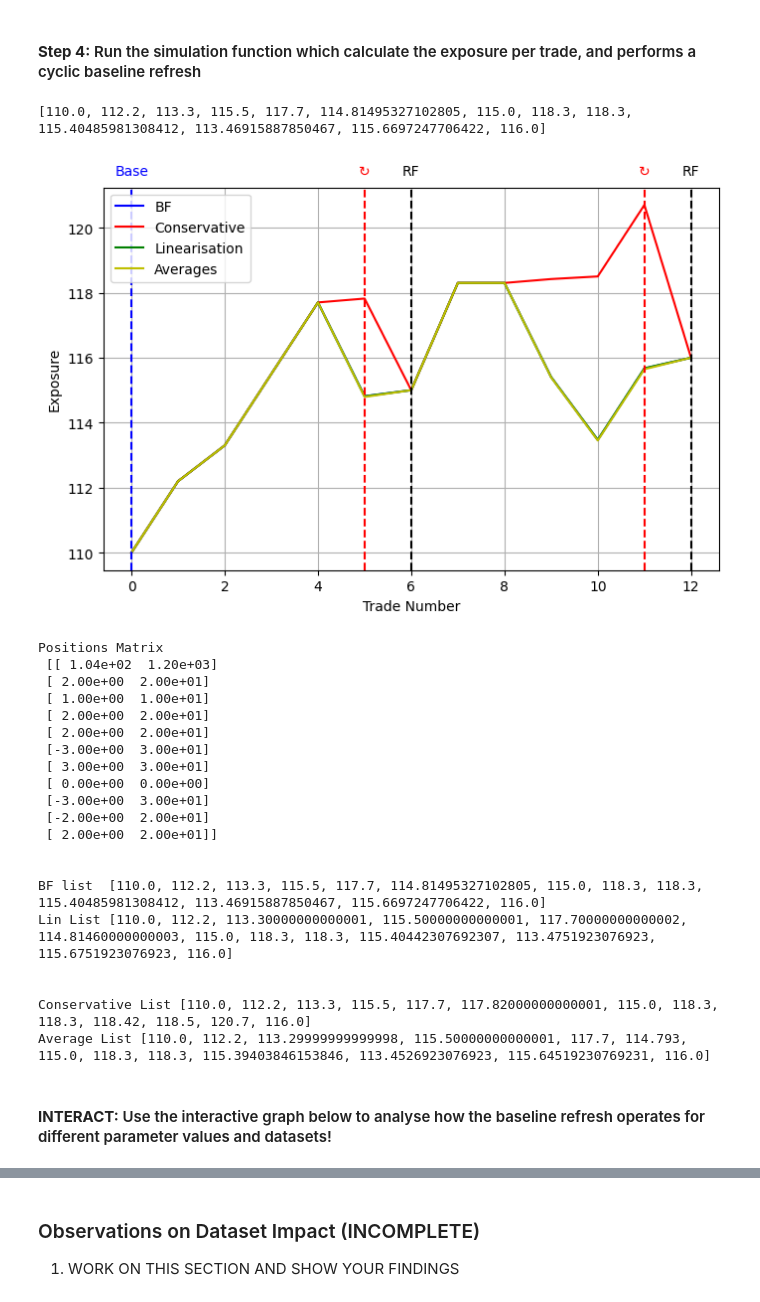
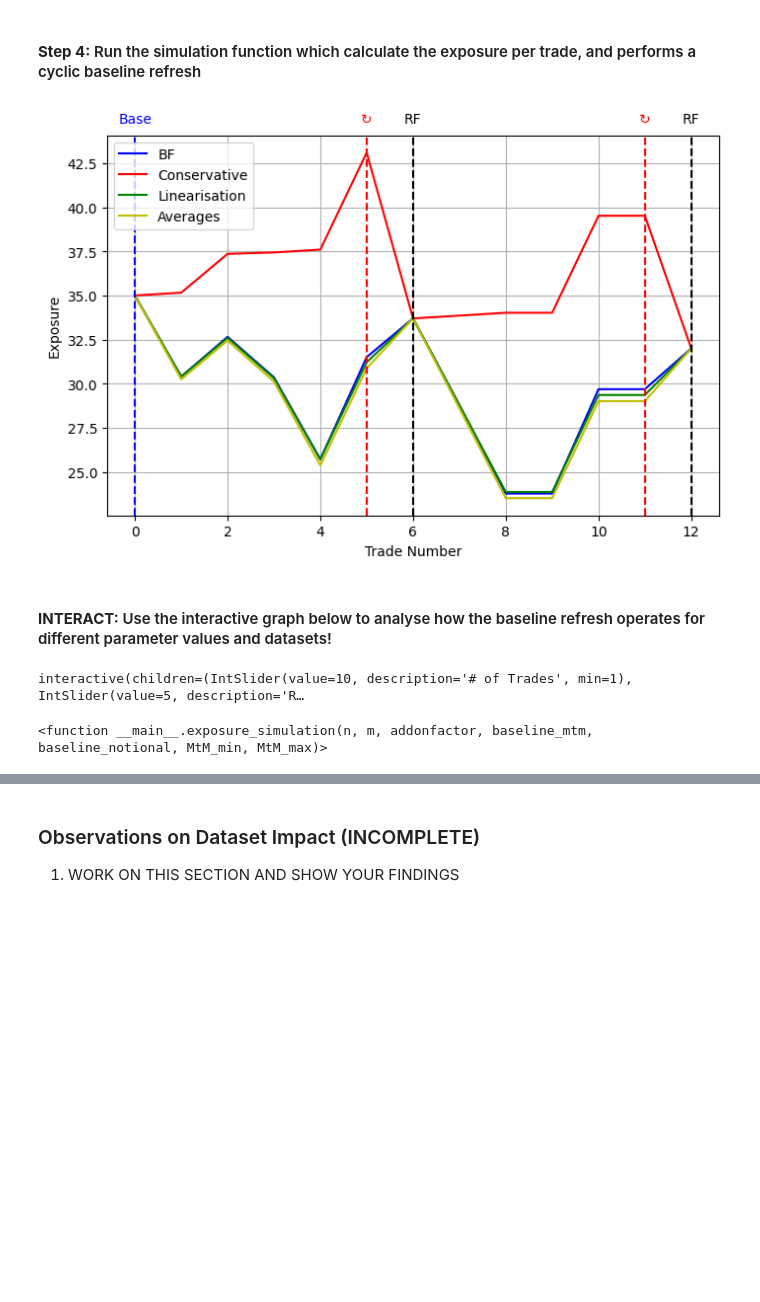
Before and after one commit to misty576/Git-Repository, a Jupyter notebook: JupyterNotebookVersionsofCode/BaselineRefreshNGR.ipynb, the cells around one changed output, grey strips where cells are left out. Drawn from its saved outputs; the diff is of its cells as text; code cells hidden in the pictures; blank space fills up the shorter version.

```diff
--- a/JupyterNotebookVersionsofCode/BaselineRefreshNGR.ipynb
+++ b/JupyterNotebookVersionsofCode/BaselineRefreshNGR.ipynb
@@ -149,14 +149,14 @@ def get_position_impacts_test(n=2):
 # %% [markdown]
 #### **Step 3:** Generate the dataset ( baseline + positions )
 # %%
-def get_position_impacts(n, baseline_mtm):
+def get_position_impacts(n, baseline_mtm, baseline_notional, MtM_min, MtM_max):
 
-    baseline_position = [baseline_mtm, 1000]
+    baseline_position = [baseline_mtm, baseline_notional]
     mtm_notional_matrix = np.zeros((n,2))
 
     for i in range(n):
 
-        mtm_notional_matrix[i,0] = random.randint(-3,3)
+        mtm_notional_matrix[i,0] = random.randint(MtM_min, MtM_max)
         mtm_notional_matrix[i,1] = abs(10*mtm_notional_matrix[i,0])
 
     positions = np.vstack([baseline_position, mtm_notional_matrix])
@@ -168,21 +168,26 @@ position_impacts_state = {"n": 0, "data": None}
 # This function is used purely for the interactive graph: We might want to maintain the
 # same dataset for a given "n" trades whilst changing the other parameters (eg. addonfactor) around.
 # This function allows us to do that.
-def update_position_impacts(n, baseline_mtm):
+def update_position_impacts(n, baseline_mtm, baseline_notional, MtM_min, MtM_max):
     global position_impacts_state
     if position_impacts_state["n"] != n:
         position_impacts_state["n"] = n
-        position_impacts_state["data"] = get_position_impacts(n, baseline_mtm)
+        position_impacts_state["data"] = get_position_impacts(n, baseline_mtm, baseline_notional, MtM_min, MtM_max)
+# %%
+def remove_decimal_places(my_list):
+    new_list = list(np.around(np.array(my_list), 6))
+    return new_list
 # %% [markdown]
 #### **Step 4:** Run the simulation function which calculate the exposure per trade, and performs a cyclic baseline refresh
 # %%
-def exposure_simulation(n,m, addonfactor, baseline_mtm):
+def exposure_simulation(n,m, addonfactor, baseline_mtm, baseline_notional, MtM_min, MtM_max):
 
     # Randomly generate our dataset
-    update_position_impacts(n, baseline_mtm)
-    positions = position_impacts_state["data"]
+    # update_position_impacts(n, baseline_mtm, baseline_notional, MtM_min, MtM_max)
+    # positions = position_impacts_state["data"]
 
-    # positions = get_position_impacts(n, baseline_mtm)
+    positions = get_position_impacts(n, baseline_mtm, baseline_notional, MtM_min, MtM_max)
+
     singleposition = False
 
     # Set up the following lists to store the exposures for each trade
@@ -213,7 +218,7 @@ def exposure_simulation(n,m, addonfactor, baseline_mtm):
             NGR_BF = PSR_NGR(cumulative_positions, addonfactor, singleposition)
             NGR_Lin = PSR_Linear(cumulative_positions, addonfactor)
             NGR_Cons = PSR_Conservative(cumulative_positions, addonfactor)
-            NGR_Avg = PSR_Average(cumulative_positions, addonfactor, j+1)
+            NGR_Avg = PSR_Average(cumulative_positions, addonfactor, m)
 
             # Append results to respective lists
             bf_list.append(NGR_BF)
@@ -235,11 +240,13 @@ def exposure_simulation(n,m, addonfactor, baseline_mtm):
         cons_list.append(PSR_NGR(np.array([positions[0,:]]), addonfactor, singleposition))
         avg_list.append(PSR_NGR(np.array([positions[0,:]]), addonfactor, singleposition))
 
-    print(bf_list)
+    #print(remove_decimal_places(bf_list))
 
     # POST-PROCESSING
     # Below we plot our results
     x = np.linspace(0, n+int(n/m), n+int(n/m)+1)
+
+
 
     if n % m == 0:
 
@@ -261,59 +268,54 @@ def exposure_simulation(n,m, addonfactor, baseline_mtm):
             vline_x2 = (i+1)*(m+1)-1
             ymin2, ymax2 = plt.ylim()
             plt.axvline(vline_x2, color='r', linestyle='--')
             plt.text(vline_x, ymax + (ymax - ymin)*0.025, 'RF', ha="center", va = "bottom", color="k")
             plt.text(vline_x2, ymax2 + (ymax2 - ymin2)*0.025, '↻', ha="center", va = "bottom", color="r")
 
         vline_start = 0
         ymin3, ymax3 = plt.ylim()
         plt.axvline(vline_start, color='b', linestyle='--')
         plt.text(vline_start, ymax3 + (ymax3 - ymin3)*0.025, 'Base', ha="center", va = "bottom", color="b")
 
         plt.legend()
         plt.show()
 
         # Below we print our results
+        '''
         print("Positions Matrix \n", positions)
 
         print("\n")
 
-        print("BF list ", bf_list)
-        print("Lin List", lin_list)
+        print("BF list ", remove_decimal_places(bf_list))
+        print("Lin List", remove_decimal_places(lin_list))
 
         print("\n")
 
-        print("Conservative List", cons_list)
-        print("Average List", avg_list)
+        print("Conservative List", remove_decimal_places(cons_list))
+        print("Average List", remove_decimal_places(avg_list))
+        '''
     else:
         print("\n")
         print("ERROR: you must choose n and m such that m divides n (ie. n / m is a whole number)")
 
 
 
 
-exposure_simulation(10,5, 0.01, 100)
+exposure_simulation(10,5, 0.01, 25, 1000, -5, 5)
 # %% [output]
-[110.0, 112.2, 113.3, 115.5, 117.7, 114.81495327102805, 115.0, 118.3, 118.3, 115.40485981308412, 113.46915887850467, 115.6697247706422, 116.0]
-[figure, old version]
+[figure, new version]
-Positions Matrix
- [[ 1.04e+02  1.20e+03]
- [ 2.00e+00  2.00e+01]
- [ 1.00e+00  1.00e+01]
- [ 2.00e+00  2.00e+01]
- [ 2.00e+00  2.00e+01]
- [-3.00e+00  3.00e+01]
- [ 3.00e+00  3.00e+01]
- [ 0.00e+00  0.00e+00]
- [-3.00e+00  3.00e+01]
- [-2.00e+00  2.00e+01]
- [ 2.00e+00  2.00e+01]]
-
-
-BF list  [110.0, 112.2, 113.3, 115.5, 117.7, 114.81495327102805, 115.0, 118.3, 118.3, 115.40485981308412, 113.46915887850467, 115.6697247706422, 116.0]
-Lin List [110.0, 112.2, 113.30000000000001, 115.50000000000001, 117.70000000000002, 114.81460000000003, 115.0, 118.3, 118.3, 115.40442307692307, 113.4751923076923, 115.6751923076923, 116.0]
-
-
-Conservative List [110.0, 112.2, 113.3, 115.5, 117.7, 117.82000000000001, 115.0, 118.3, 118.3, 118.42, 118.5, 120.7, 116.0]
-Average List [110.0, 112.2, 113.29999999999998, 115.50000000000001, 117.7, 114.793, 115.0, 118.3, 118.3, 115.39403846153846, 113.4526923076923, 115.64519230769231, 116.0]
 # %% [markdown]
 #### **INTERACT:** Use the interactive graph below to analyse how the baseline refresh operates for different parameter values and datasets!
+# %%
+
+interact(exposure_simulation,
+         n=widgets.IntSlider(min=1, max=100, step=1, value=10, description="# of Trades"),
+         m=widgets.IntSlider(min=1, max=100, step=1, value =5, description="Refresh Cycle"),
+         addonfactor = widgets.FloatSlider(min=0,max=1,step=0.01,value=0.01,description="AddOnFactor"),
+         baseline_mtm = widgets.IntSlider(min=10, max=100000, step=10, value=1000, description="MTM Baseline"),
+         baseline_notional = widgets.IntSlider(min=1000, max=1000000, step=100, value=100000, description="Notional Baseline"),
+         MtM_min = widgets.IntSlider(min=-1000, max=-10, step=1, value =-50, description="MtM Min"),
+         MtM_max = widgets.IntSlider(min=10, max=1000, step=1, value=50, description="MtM Max"),
+         )
+# %% [output]
+interactive(children=(IntSlider(value=10, description='# of Trades', min=1), IntSlider(value=5, description='R…
+<function __main__.exposure_simulation(n, m, addonfactor, baseline_mtm, baseline_notional, MtM_min, MtM_max)>
```
Also changed, not shown: parts of 6 cells of this notebook, 2 other files.
